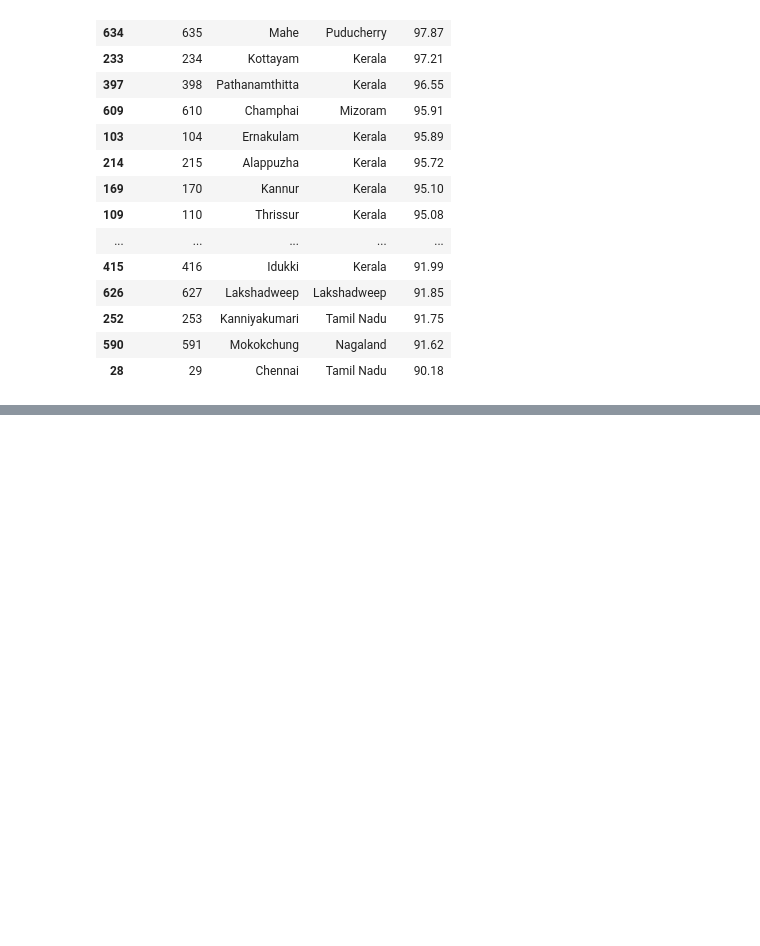
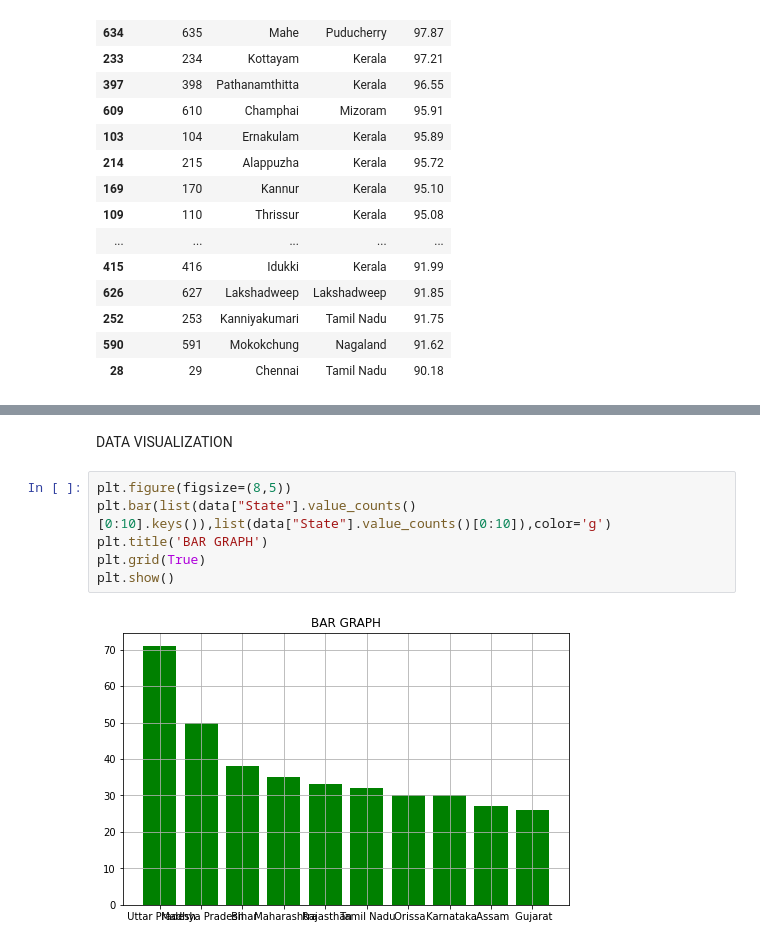
Before and after one commit to SyamChaithanya/SyamChaithanya, a Jupyter notebook: Untitled2.ipynb, the cells around one changed output, grey strips where cells are left out. Drawn from its saved outputs; the diff is of its cells as text; blank space fills up the shorter version.

```diff
--- a/Untitled2.ipynb
+++ b/Untitled2.ipynb
@@ -148,0 +174,10 @@ Data2
+# %% [markdown]
+DATA VISUALIZATION
+# %%
+plt.figure(figsize=(8,5))
+plt.bar(list(data["State"].value_counts()[0:10].keys()),list(data["State"].value_counts()[0:10]),color='g')
+plt.title('BAR GRAPH')
+plt.grid(True)
+plt.show()
+# %% [output]
+[figure, added]
```
Also changed, not shown: parts of 63 cells of this notebook.
